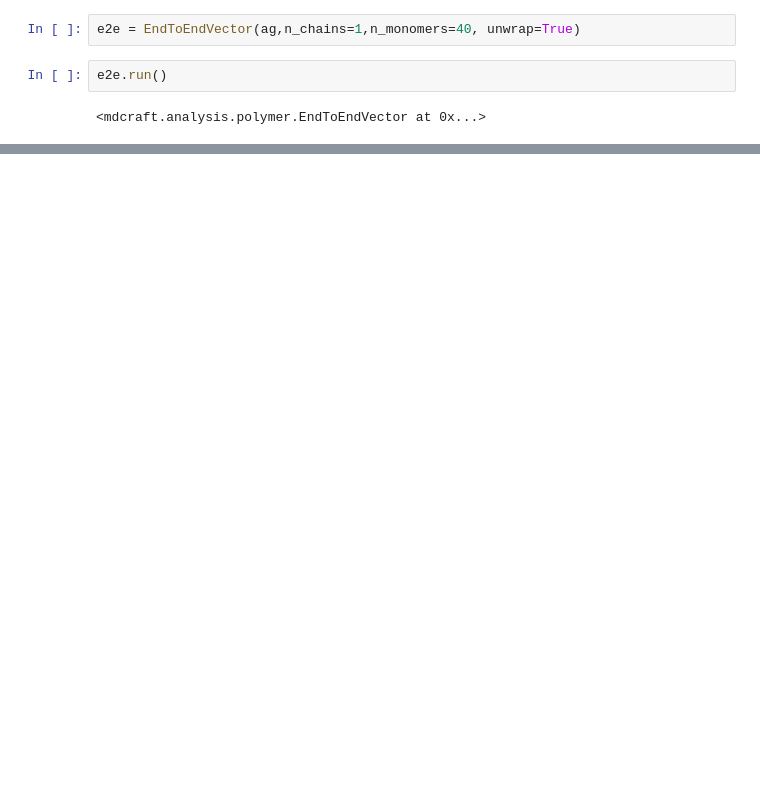
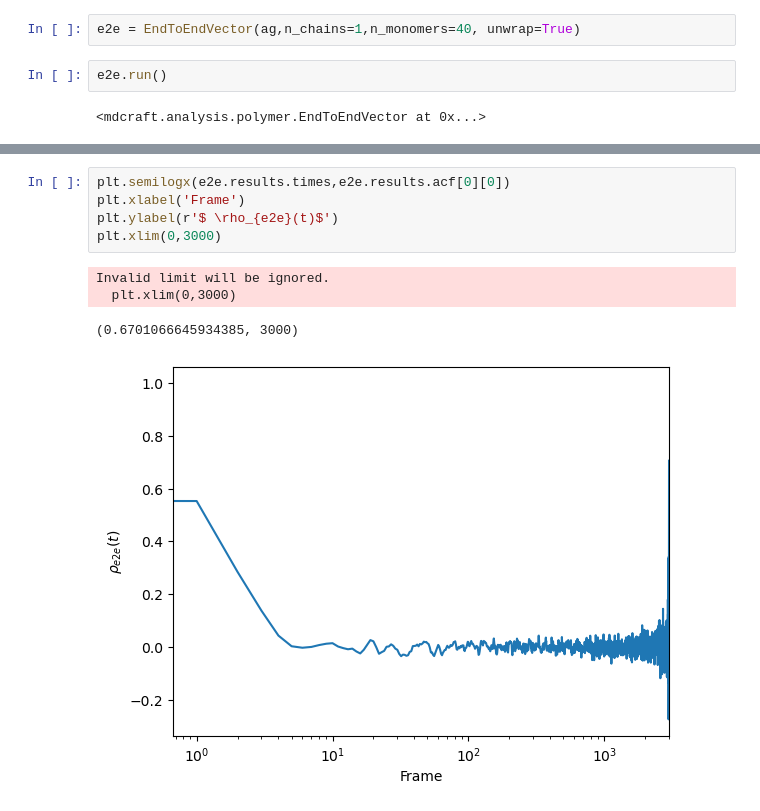
Before and after one commit to kelseyfu/Polyampholyte-SURF, a Jupyter notebook: analysis/e2e.ipynb, the cells around one changed output, grey strips where cells are left out. Cells and saved outputs as stored; diff of their text form; blank space fills up the shorter version.

```diff
--- a/analysis/e2e.ipynb
+++ b/analysis/e2e.ipynb
@@ -64,0 +53,10 @@ plt.plot(e2e.results.times,abs_e2e)
+# %%
+plt.semilogx(e2e.results.times,e2e.results.acf[0][0])
+plt.xlabel('Frame')
+plt.ylabel(r'$ \rho_{e2e}(t)$')
+plt.xlim(0,3000)
+# %% [output]
+Invalid limit will be ignored.
+  plt.xlim(0,3000)
+(0.6701066645934385, 3000)
+[figure, added]
```
Also changed, not shown: parts of 9 cells of this notebook, 1 other file.
